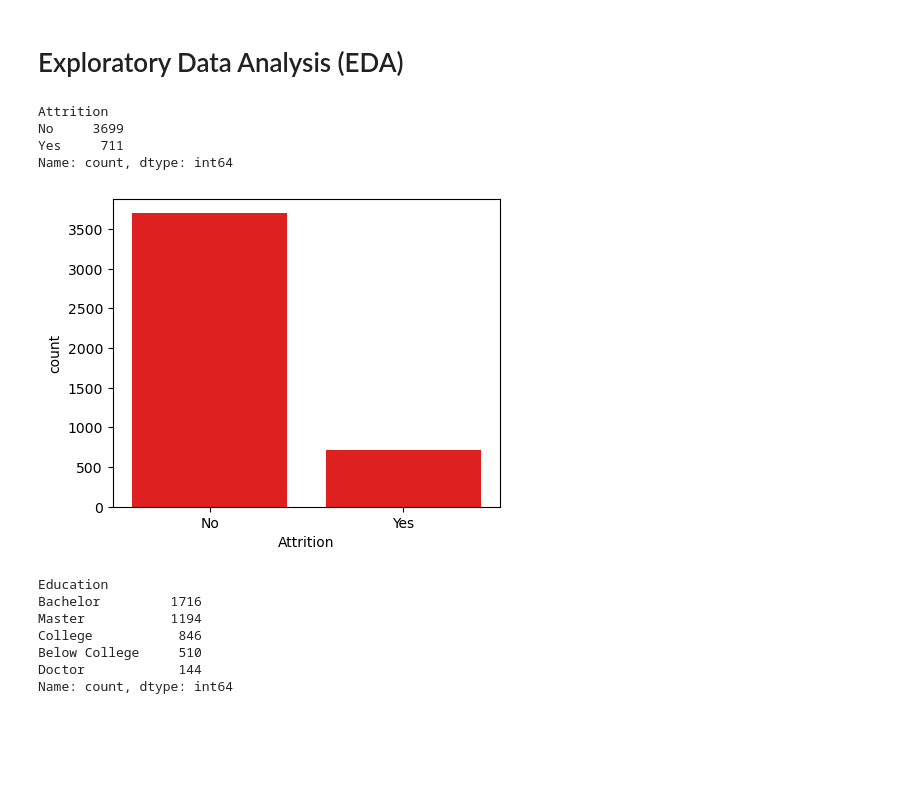
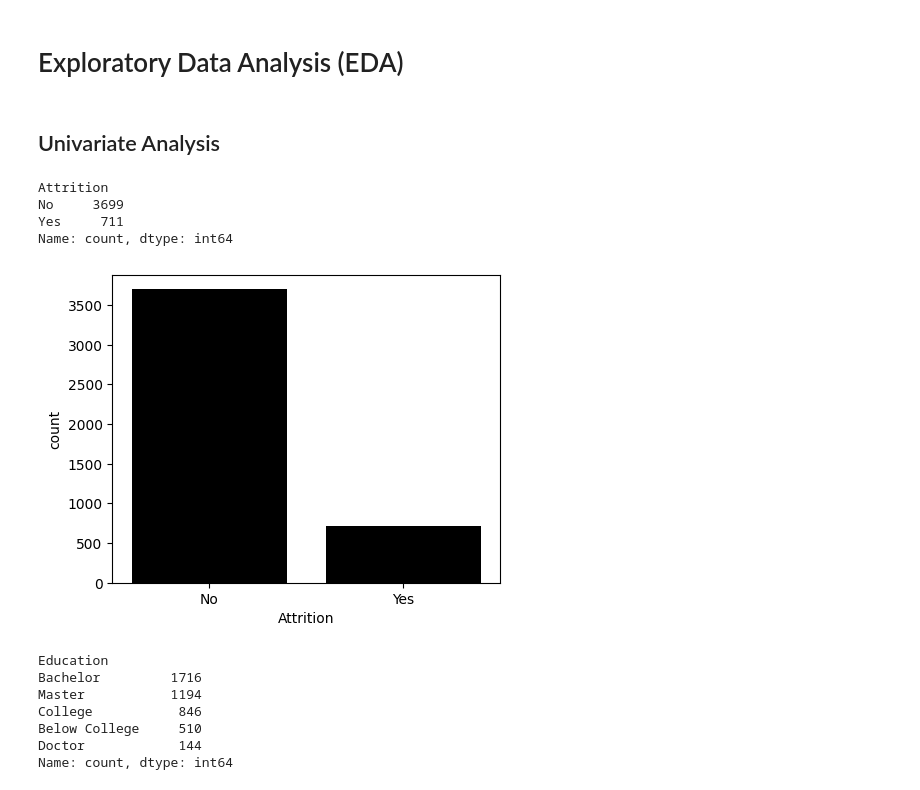
Before and after one commit to SevenNightsDarkCrow/Business_Analytics_I-HR, a Jupyter notebook: Notebooks/Onderzoek.ipynb, the cells around one changed output. Cells and saved outputs as stored; diff of their text form; code cells hidden in the pictures; blank space fills up the shorter version.

Commit message:
EDA afgerond en data gesplit

```diff
--- a/Notebooks/Onderzoek.ipynb
+++ b/Notebooks/Onderzoek.ipynb
@@ -294,0 +307,9 @@ Kijken met wat voor soort categorische data we te maken hebben en welke overwegi
+# %%
+# Gemiddelde waarden invullen
+data['NumCompaniesWorked'].fillna(data['NumCompaniesWorked'].mean(), inplace=True)
+data['TotalWorkingYears'].fillna(data['TotalWorkingYears'].mean(), inplace=True)
+
+# Meest voorkomende waarden invullen
+data['EnvironmentSatisfaction'].fillna(data['EnvironmentSatisfaction'].mode()[0], inplace=True)
+data['JobSatisfaction'].fillna(data['JobSatisfaction'].mode()[0], inplace=True)
+data['WorkLifeBalance'].fillna(data['WorkLifeBalance'].mode()[0], inplace=True)
@@ -341,14 +386,17 @@ Value: Y, Count: 4410, Percentage: 100.0%
 # %% [markdown]
 ### dataframe subsetten zonder kolom Over18
 # %%
-data_subset = data.drop("Over18", axis=1)                                  # Verwijder de kolom Over18
+# Verwijder de kolom Over18
+data_subset = data.drop("Over18", axis=1)
 
-# Unieke waarden van categorische data
-for column in data_subset.select_dtypes(include='object').columns:         # Selecteer alle kolommen met object data type
-    unique_values = data_subset[column].unique()                           # Selecteer alle unieke waarden van de kolom
-    print(                                                                 # Print de kolomnaam en unieke waarden
-        f"Column: {column}\nUnique values: {unique_values}\n"
-        )
+# Selecteer alle kolommen met object data type
+for column in data_subset.select_dtypes(include='object').columns:
+
+    # Selecteer alle unieke waarden van de kolom
+    unique_values = data_subset[column].unique()
+
+    # Print de kolomnaam en unieke waarden
+    print(f"Column: {column}\nUnique values: {unique_values}\n")
 # %% [output]
 Column: Attrition
 Unique values: ['No' 'Yes']
@@ -395,6 +447,6 @@ Column: WorkLifeBalance
 # %%
 # Float data naar integer data
-data_subset[data_floats] = data_subset[data_floats].astype('Int64')
+data_subset[data_floats] = data_subset[data_floats].round().astype('Int64')
 
 # Resultaat
 data_subset.info()
@@ -431,12 +483,14 @@ object_columns = data_subset_cat.select_dtypes(include='object').columns
 # Omzetten naar dtype category
 data_subset_cat[object_columns] = data_subset_cat[object_columns].astype('category')
 
-# Unieke waarden van categorische data
-for column in data_subset_cat.select_dtypes(include='category').columns:       # Selecteer alle kolommen met category dtype
-    unique_values = data_subset_cat[column].unique()                           # Selecteer alle unieke waarden van de kolom
-    print(                                                                 # Print de kolomnaam en unieke waarden
-        f"Column: {column}\nUnique values: {unique_values}\n"
-        )
+# Selecteer alle kolommen met category dtype
+for column in data_subset_cat.select_dtypes(include='category').columns:
+
+    # Selecteer alle unieke waarden van de kolom
+    unique_values = data_subset_cat[column].unique()
+
+    # Print de kolomnaam en unieke waarden
+    print(f"Column: {column}\nUnique values: {unique_values}\n")
 # %% [output]
 Column: Attrition
 Unique values: ['No', 'Yes']
@@ -654,6 +747,8 @@ dtypes: datetime64[ns](261), int64(1)
 memory usage: 8.8 MB
 # %% [markdown]
 # Exploratory Data Analysis (EDA)
+# %% [markdown]
+## Univariate Analysis
 # %%
 # Telling van Attrition
 data_subset_cat['Attrition'].value_counts()
@@ -665,17 +760,17 @@ Name: count, dtype: int64
 # %%
 plt.figure(
     figsize=(5,4)
     )
 
 sns.countplot(
     data=data_subset_cat,
     x=data_subset_cat["Attrition"],
-    color="red"
+    color="black"
     )
 
 plt.show()
 # %% [output]
-[figure, old version]
+[figure, new version]
 # %%
 data_subset_cat["Education"].value_counts()
 # %% [output]
```
Also changed, not shown: parts of 64 cells of this notebook.
